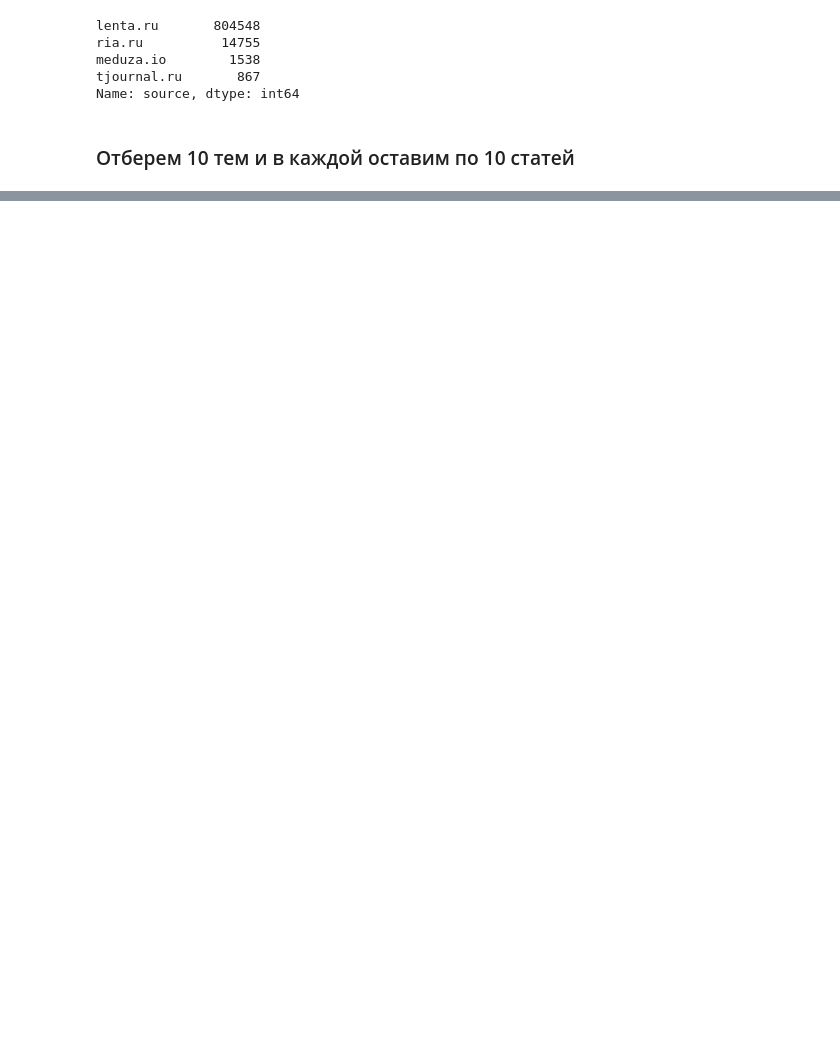
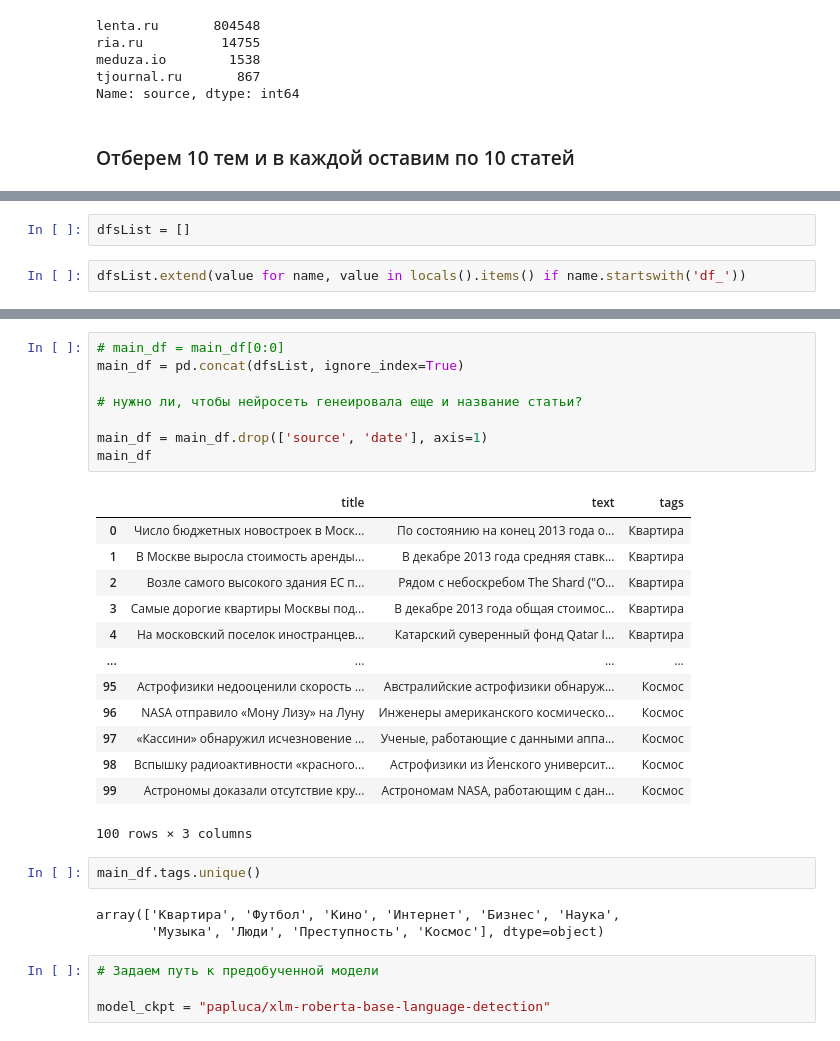
Before and after one commit to Daryadare/NLP-Text-Generation, a Jupyter notebook: NLP-proj.ipynb, the cells around one changed output, grey strips where cells are left out. Drawn from its saved outputs; the diff is of its cells as text; blank space fills up the shorter version.

Commit message:
Getting 10 relevant articles based on user's query and trying generative models

```diff
--- a/NLP-proj.ipynb
+++ b/NLP-proj.ipynb
@@ -270,3 +370,7 @@ df_space
 | 472876 | lenta.ru | «Кассини» обнаружил исчезновение ... | Ученые, работающие с данными аппа... | 2013-01-18 00:00:00+00:00 | Космос |
 | 472942 | lenta.ru | Вспышку радиоактивности «красного... | Астрофизики из Йенского университ... | 2013-01-21 00:00:00+00:00 | Космос |
 | 473068 | lenta.ru | Астрономы доказали отсутствие кру... | Астрономам NASA, работающим с дан... | 2013-01-21 00:00:00+00:00 | Космос |
+# %%
+dfsList = []
+# %%
+dfsList.extend(value for name, value in locals().items() if name.startswith('df_'))
@@ -272,0 +397,31 @@ df_space
+# %%
+# main_df = main_df[0:0]
+main_df = pd.concat(dfsList, ignore_index=True)
+
+# нужно ли, чтобы нейросеть генеировала еще и название статьи?
+
+main_df = main_df.drop(['source', 'date'], axis=1)
+main_df
+# %% [output]
+|  | title | text | tags |
+| 0 | Число бюджетных новостроек в Моск... | По состоянию на конец 2013 года о... | Квартира |
+| 1 | В Москве выросла стоимость аренды... | В декабре 2013 года средняя ставк... | Квартира |
+| 2 | Возле самого высокого здания ЕС п... | Рядом с небоскребом The Shard ("О... | Квартира |
+| 3 | Самые дорогие квартиры Москвы под... | В декабре 2013 года общая стоимос... | Квартира |
+| 4 | На московский поселок иностранцев... | Катарский суверенный фонд Qatar I... | Квартира |
+| ... | ... | ... | ... |
+| 95 | Астрофизики недооценили скорость ... | Австралийские астрофизики обнаруж... | Космос |
+| 96 | NASA отправило «Мону Лизу» на Луну | Инженеры американского космическо... | Космос |
+| 97 | «Кассини» обнаружил исчезновение ... | Ученые, работающие с данными аппа... | Космос |
+| 98 | Вспышку радиоактивности «красного... | Астрофизики из Йенского университ... | Космос |
+| 99 | Астрономы доказали отсутствие кру... | Астрономам NASA, работающим с дан... | Космос |
+100 rows × 3 columns
+# %%
+main_df.tags.unique()
+# %% [output]
+array(['Квартира', 'Футбол', 'Кино', 'Интернет', 'Бизнес', 'Наука',
+       'Музыка', 'Люди', 'Преступность', 'Космос'], dtype=object)
+# %%
+# Задаем путь к предобученной модели
+
+model_ckpt = "papluca/xlm-roberta-base-language-detection"
```
Also changed, not shown: parts of 39 cells of this notebook.
